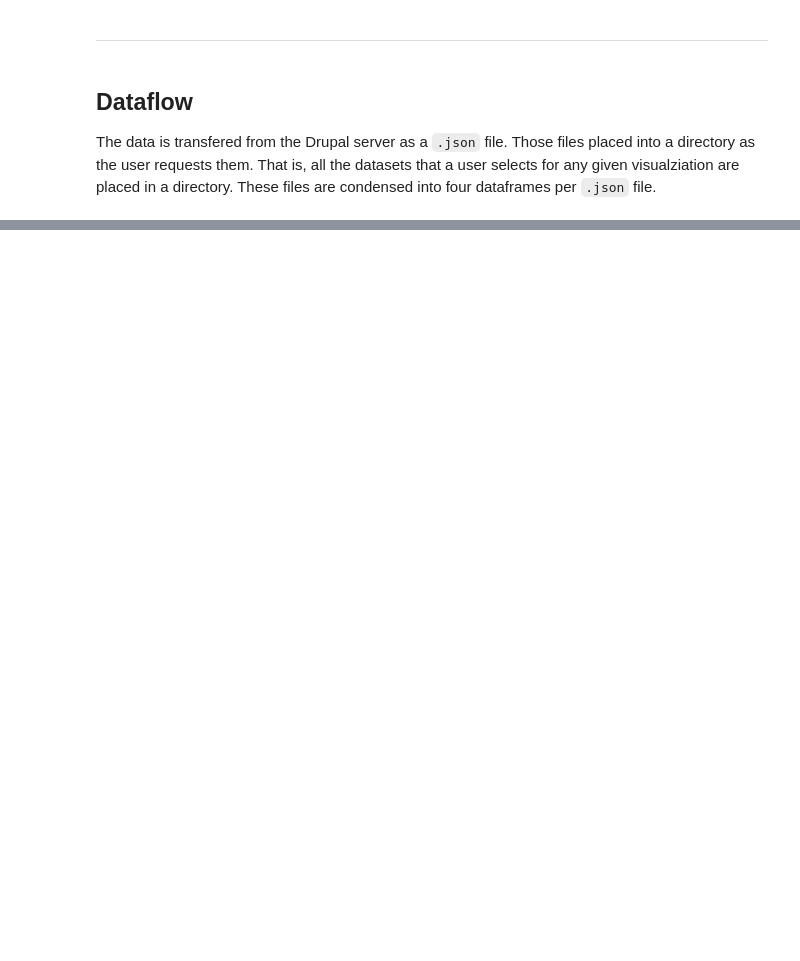
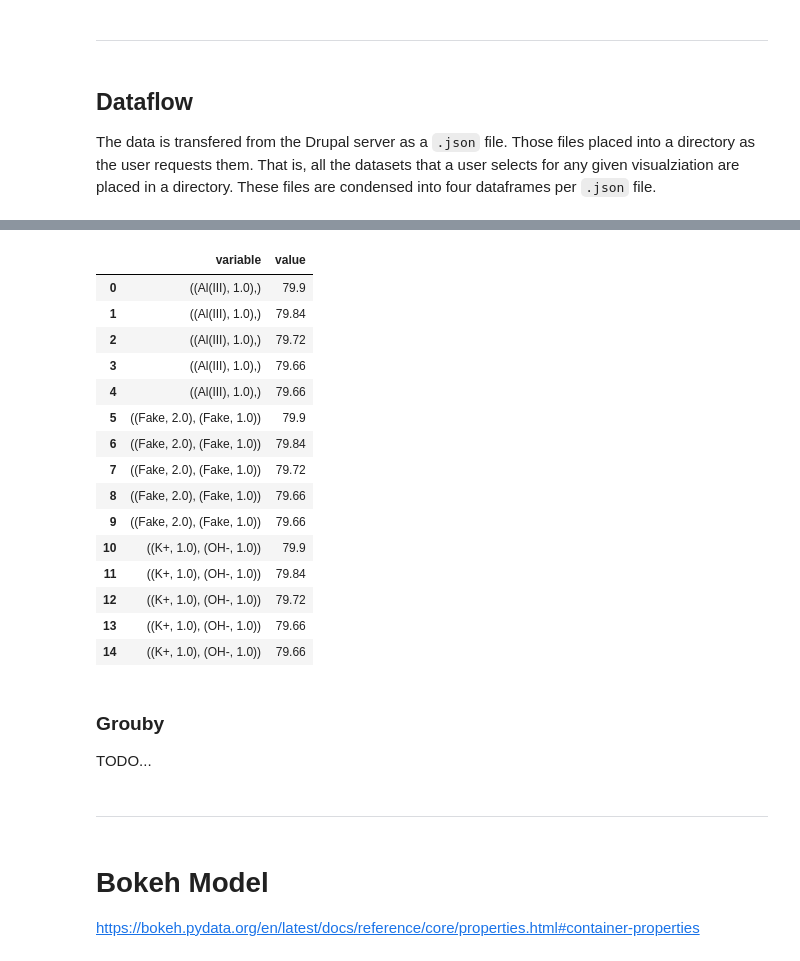
Before and after one commit to biggstd/isaDream, a Jupyter notebook: dev_notebooks/vis_01.ipynb, the cells around one changed output, grey strips where cells are left out. Saved outputs shown, nothing was run; the diff lists cells and outputs as text; code cells hidden in the pictures; blank space fills up the shorter version.

Commit message:
Updated model and notebook clean up. Added missing files.

```diff
--- a/dev_notebooks/vis_01.ipynb
+++ b/dev_notebooks/vis_01.ipynb
@@ -619,0 +150,23 @@ for data_file_df in working_df:
+# %%
+ppm_df.T.melt()
+# %% [output]
+|  | variable | value |
+| 0 | ((Al(III), 1.0),) | 79.9 |
+| 1 | ((Al(III), 1.0),) | 79.84 |
+| 2 | ((Al(III), 1.0),) | 79.72 |
+| 3 | ((Al(III), 1.0),) | 79.66 |
+| 4 | ((Al(III), 1.0),) | 79.66 |
+| 5 | ((Fake, 2.0), (Fake, 1.0)) | 79.9 |
+| 6 | ((Fake, 2.0), (Fake, 1.0)) | 79.84 |
+| 7 | ((Fake, 2.0), (Fake, 1.0)) | 79.72 |
+| 8 | ((Fake, 2.0), (Fake, 1.0)) | 79.66 |
+| 9 | ((Fake, 2.0), (Fake, 1.0)) | 79.66 |
+| 10 | ((K+, 1.0), (OH-, 1.0)) | 79.9 |
+| 11 | ((K+, 1.0), (OH-, 1.0)) | 79.84 |
+| 12 | ((K+, 1.0), (OH-, 1.0)) | 79.72 |
+| 13 | ((K+, 1.0), (OH-, 1.0)) | 79.66 |
+| 14 | ((K+, 1.0), (OH-, 1.0)) | 79.66 |
+# %% [markdown]
+### Grouby
+
+TODO...
@@ -619,0 +175,6 @@ for data_file_df in working_df:
+# %% [markdown]
+---
+# %% [markdown]
+# Bokeh Model
+
+https://bokeh.pydata.org/en/latest/docs/reference/core/properties.html#container-properties
```
Also changed, not shown: parts of 67 cells of this notebook, 4 other files.
